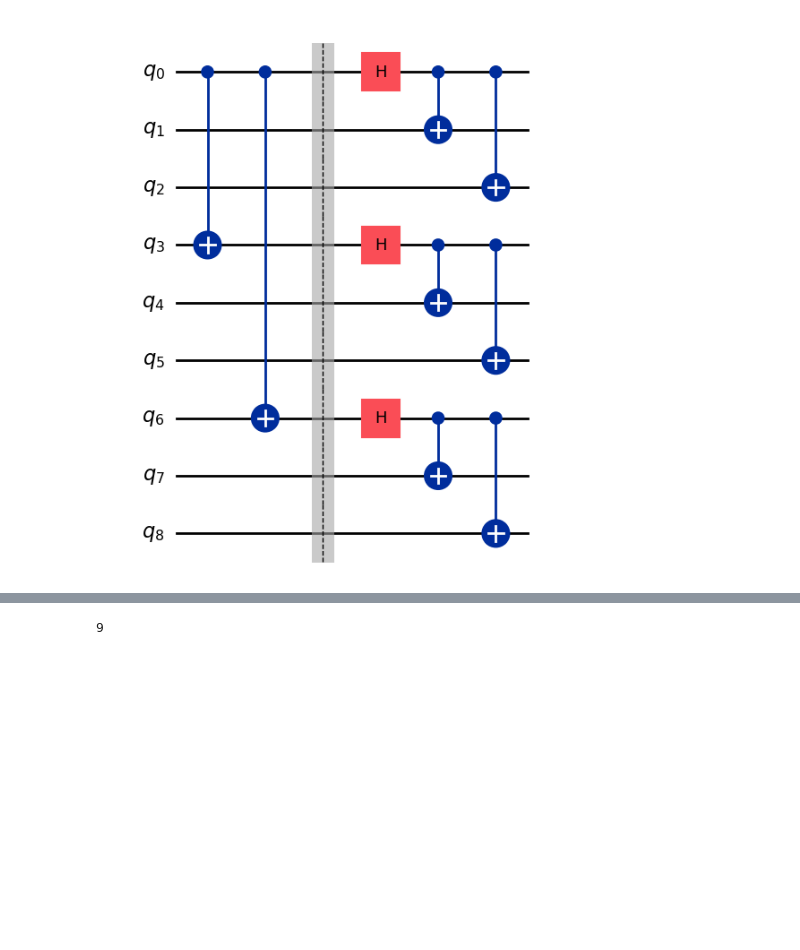
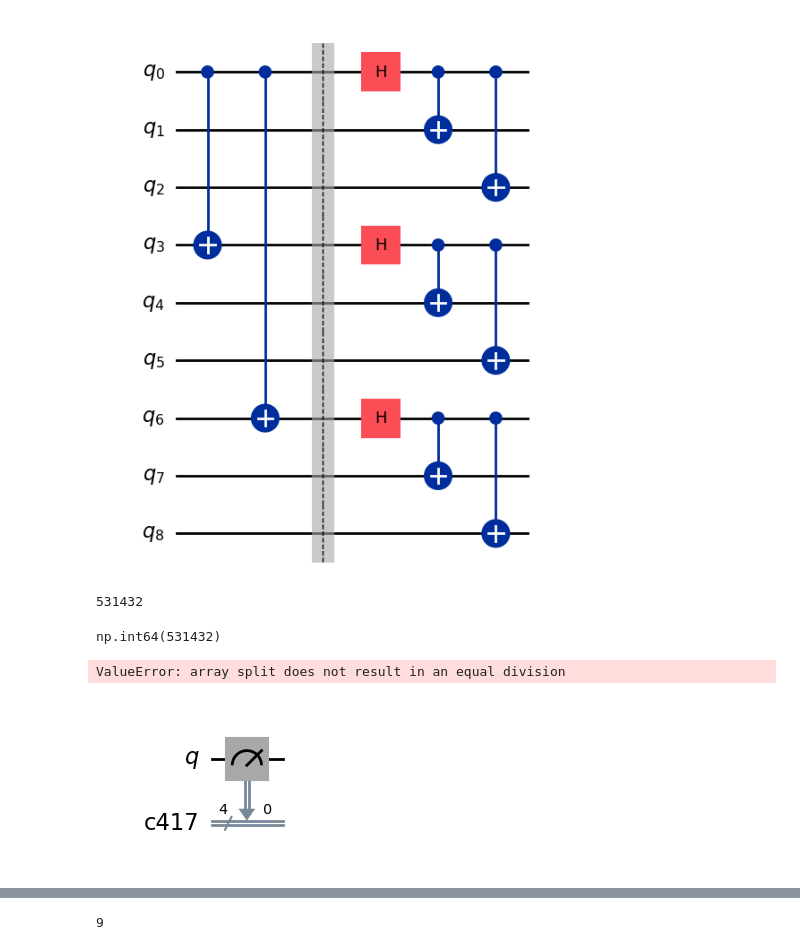
Before and after one commit to aubra25/qc803-project-argb, a Jupyter notebook: notebook.ipynb, the cells around one changed output, grey strips where cells are left out. Drawn from its saved outputs; the diff is of its cells as text; code cells hidden in the pictures; blank space fills up the shorter version.

```diff
--- a/notebook.ipynb
+++ b/notebook.ipynb
@@ -19,3 +19,13 @@ s2.draw('latex')
 encoder.draw('mpl')
 # %% [output]
 [figure]
+# %%
+n = 6
+num_classical_registers = 0
+for _ in range(n):
+    num_classical_registers = num_classical_registers*9 + 8
+print(num_classical_registers - 8)
+np.sum([8*9**(m) for m in range(n)]) - 8
+# %% [output]
+531432
+np.int64(531432)
@@ -22 +249,18 @@ encoder.draw('mpl')
+# %%
+c = ConcatenatedShorQubit(1)
+
+qc = c.syndrome_correction_circuit(True)
+qc.draw(fold =-1)
+# %% [output]
+ValueError: array split does not result in an equal division
+# %%
+qc1 = QuantumCircuit(1)
+creg = ClassicalRegister(4)
+qc1.add_register(creg)
+creg2 = ClassicalRegister(bits = [creg[0]])
+qc1.add_register(creg2)
+qc1.measure(0,creg[0])
+qc1.draw('mpl')
+# %% [output]
+[figure, added]
 # %%
```
Also changed, not shown: parts of 4 cells of this notebook, 2 other files.
